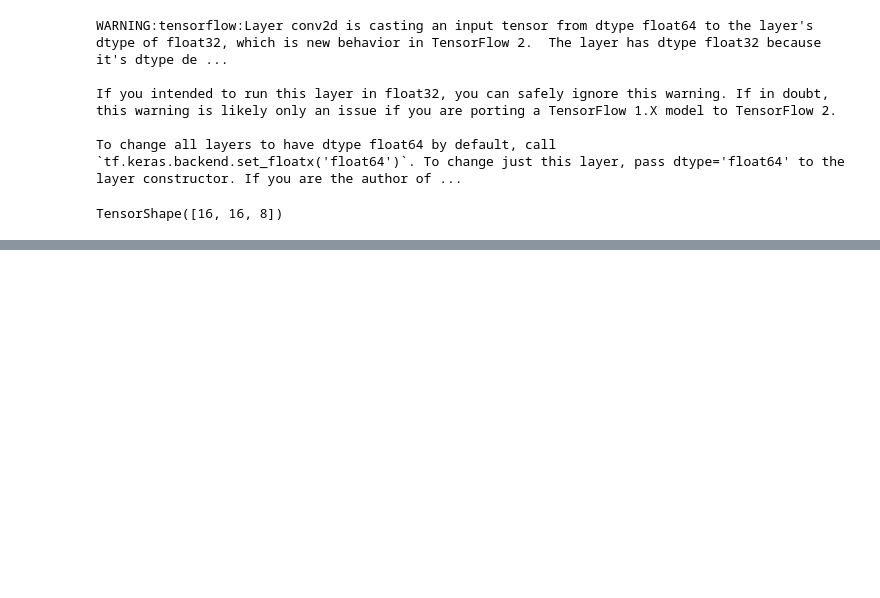
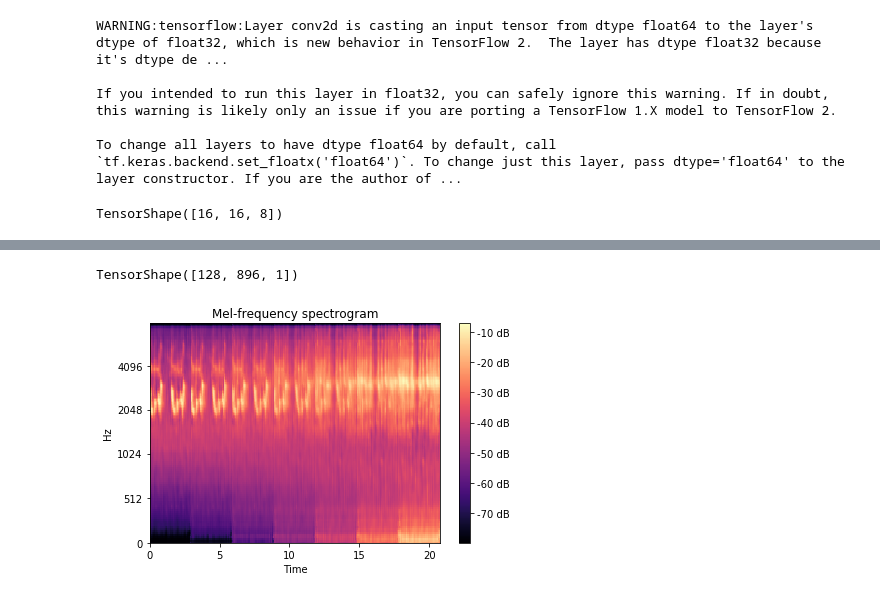
Before and after one commit to parkeraddison/aiArt-dead-birds, a Jupyter notebook: proj2.ipynb, the cells around one changed output, grey strips where cells are left out. Drawn from its saved outputs; the diff is of its cells as text; code cells hidden in the pictures; blank space fills up the shorter version.

```diff
--- a/proj2.ipynb
+++ b/proj2.ipynb
@@ -423,0 +453,9 @@ tf.math.int
+# %%
+catted = tf.concat([_ for _ in idec], axis=1)
+catted.shape
+# %% [output]
+TensorShape([128, 896, 1])
+# %%
+show_tensor(catted);
+# %% [output]
+[figure, added]
```
Also changed, not shown: parts of 10 cells of this notebook.
